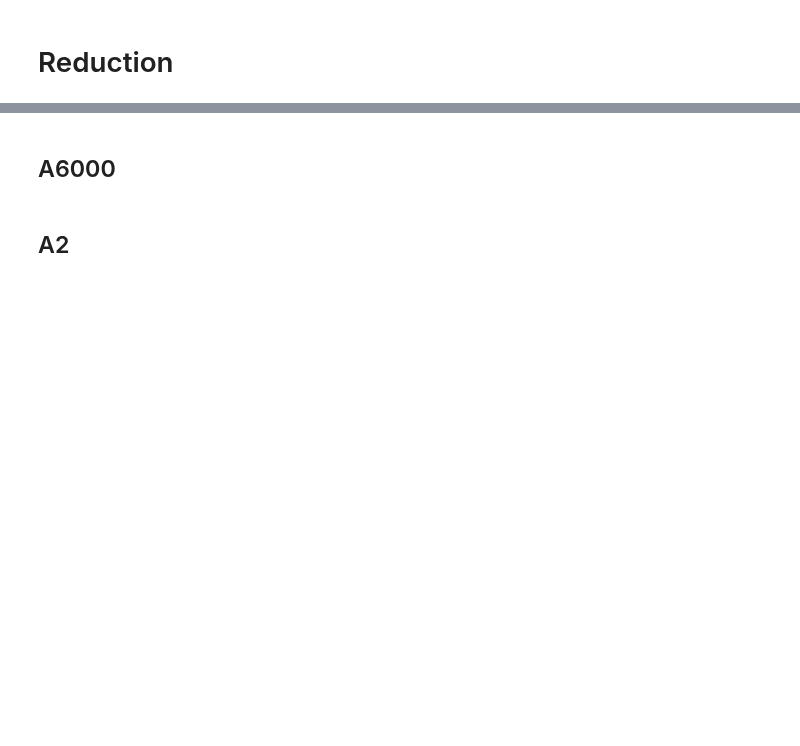
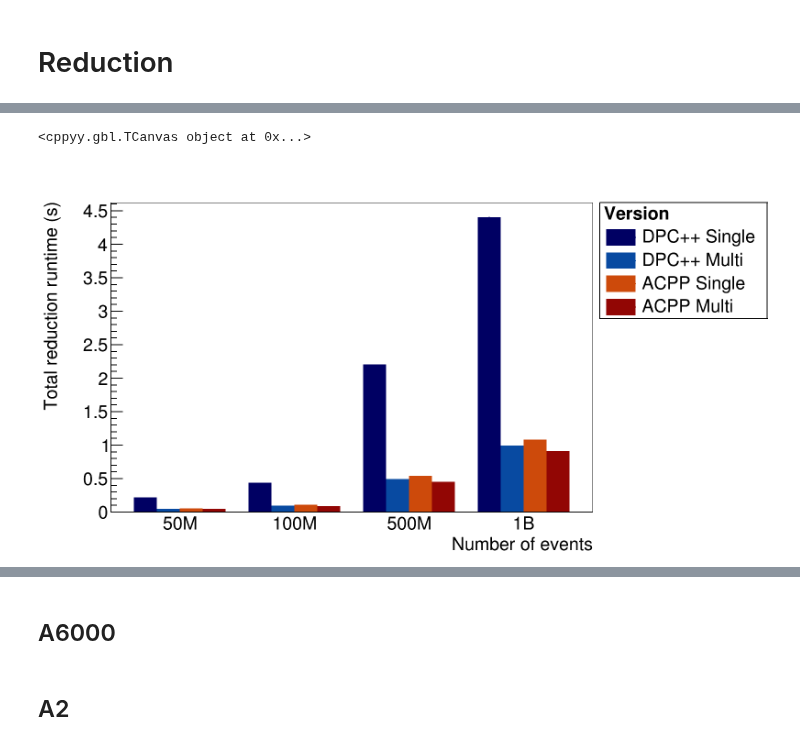
Before and after one commit to jolly-chen/msc-project, a Jupyter notebook: gpu-synchronous/sycl_paper.ipynb, the cells around one changed output, grey strips where cells are left out. Drawn from its saved outputs; the diff is of its cells as text; code cells hidden in the pictures; blank space fills up the shorter version.

```diff
--- a/gpu-synchronous/sycl_paper.ipynb
+++ b/gpu-synchronous/sycl_paper.ipynb
@@ -1671,5 +2105,5 @@ c.DrawClone()
 # %%
-%jsroot on
+%jsroot off
 
 selected_env = ["DPC++", "AdaptiveCpp"]
 selected_bulksize = 32768
@@ -1707,12 +2141,12 @@ for ei, env in enumerate(selected_env):
     for ri, rng in enumerate(selected_red):
         for nvi, nv in enumerate(selected_nvals):
             bin = 1 + nvi * (len(selected_env) + len(selected_red) + 1) + ei * len(selected_red) + ri
+            arg = (env, selected_gpu, selected_cc,
+                   selected_type, selected_distr, nv, selected_bins,
+                   selected_bulksize, selected_edges, rng)
             for ni, name in enumerate(kernel_names):
                 # if not "reduction" in name:
                 #     continue
-                arg = (env, selected_gpu, selected_cc,
-                       selected_type, selected_distr, nv, selected_bins,
-                       selected_bulksize, selected_edges, rng)
                 kernel_avg = gp_kernels.mean().loc[arg]
                 kernel_std = gp_kernels.std().loc[arg]
 
@@ -1749,31 +2183,34 @@ ox = ROOT.TGaxis(
     nbins,
     0,  # xmax, ymax
     0,
     nbins,  # wmin, wmax
     nbins,
     "Sm",  # ndiv, chopt
 )
 ox.SetTickSize(0)
 ox.SetLabelFont(42)
 ox.SetLabelSize(0.05)
 
 labelbins = range(4, nbins, 5)
 for i in range(nbins + 2):
     if i not in labelbins:
         ox.ChangeLabel(i, -1, 0.0)
 for i, e in enumerate(labelbins):
     ox.ChangeLabel(e, 0, -1, 0, -1, -1, f"{human_readable(selected_nvals[i])}")
 ox.Draw()
 
 yaxis = hs.GetYaxis()
-yaxis.SetTitle("Total time (s)")
+yaxis.SetTitle("Total reduction runtime (s)")
 yaxis.SetTitleSize(0.05)
 yaxis.SetLabelSize(0.05)
 yaxis.SetTitleOffset(1)
 
 ROOT.gStyle.SetTitleFontSize(0.1)
 
 # reduction kernels only?
 l.Draw()
 c.SaveAs(f"../../images/reduction_multi_vs_single.pdf")
 c.DrawClone()
+# %% [output]
+<cppyy.gbl.TCanvas object at 0x...>
+[figure, added]
```
Also changed, not shown: parts of 33 cells of this notebook.
